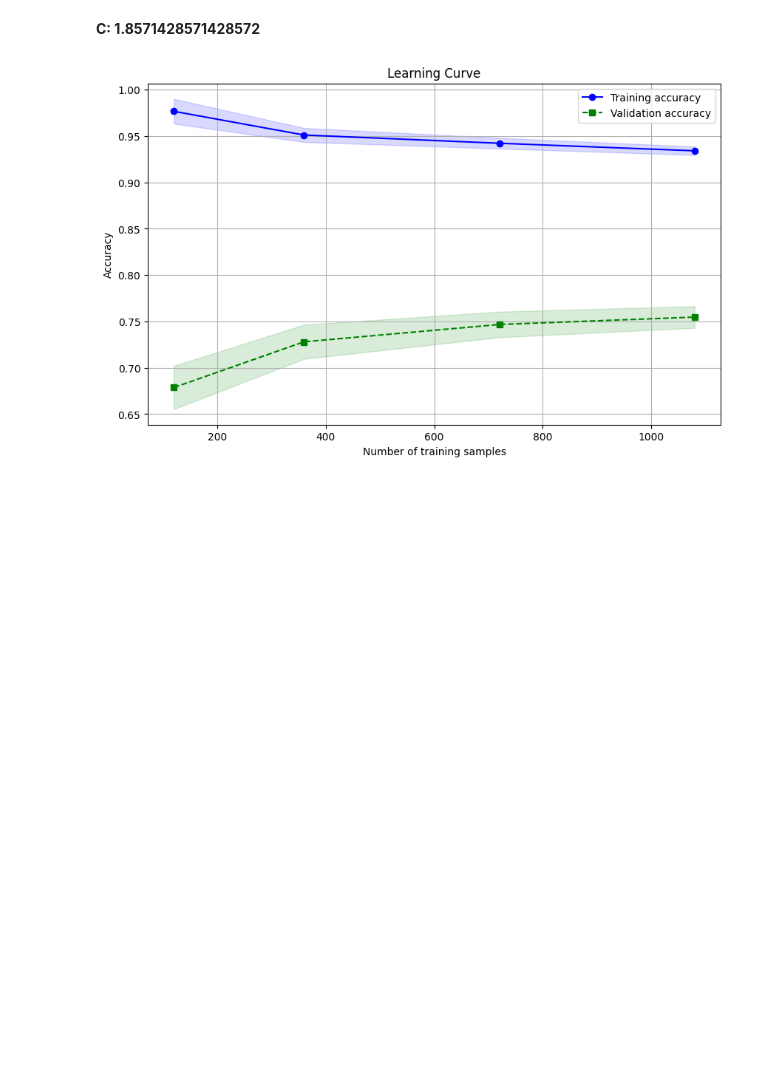
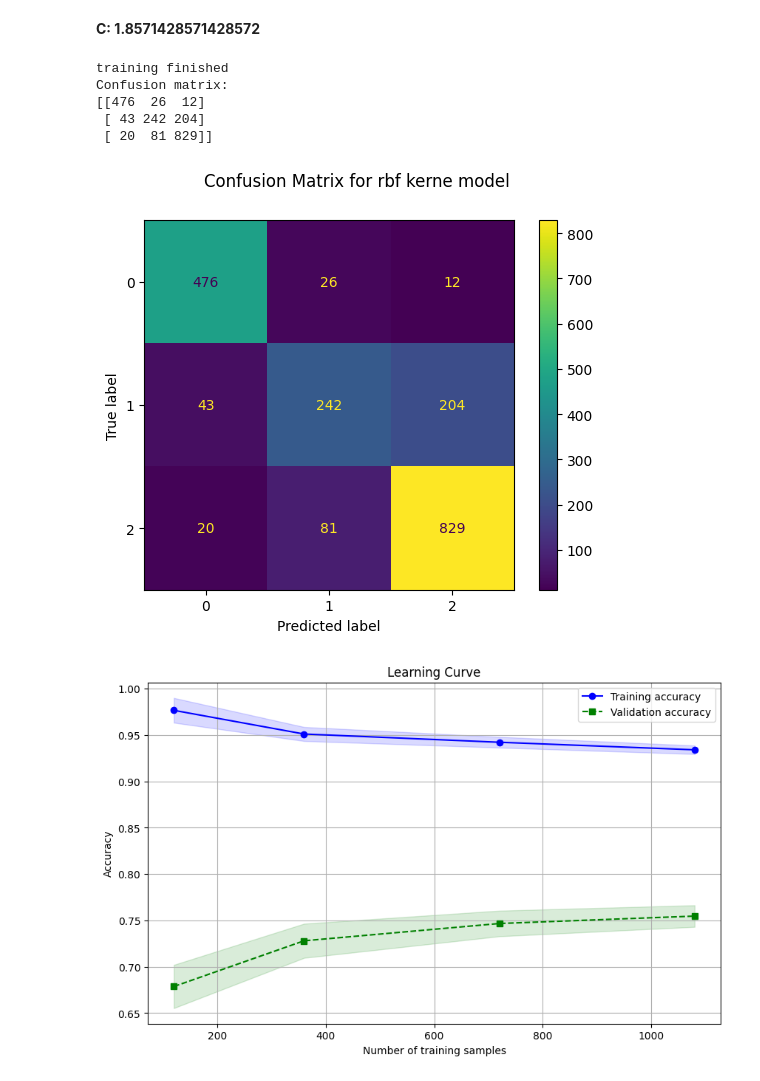
Before and after one commit to lucas066001/IllnessRecognition, a Jupyter notebook: app/ml/modelsFindingThreeClasses.ipynb, the cells around one changed output. Drawn from its saved outputs; the diff is of its cells as text; code cells hidden in the pictures; blank space fills up the shorter version.

Commit message:
LCS: Adding confusion matrix to explicit rbf problems

```diff
--- a/app/ml/modelsFindingThreeClasses.ipynb
+++ b/app/ml/modelsFindingThreeClasses.ipynb
@@ -1085,6 +1085,33 @@ Randomized search acheived 81.89% Accuracy
 {'svm__C': 1.8571428571428572}
 # %% [markdown]
 **C: 1.8571428571428572**
+# %%
+import matplotlib.pyplot as plt
+from sklearn.preprocessing import StandardScaler
+from sklearn.metrics import ConfusionMatrixDisplay
+from sklearn.pipeline import Pipeline
+from sklearn import svm
+
+pipeline = Pipeline([
+    ('tester_tr', StandardScaler()),
+    ('knn', svm.SVC(kernel="rbf", C=1.857))
+])
+
+pipeline.fit(X_train, y_train)
+print("training finished")
+y_pred_simpler = pipeline.predict(X_test)
+
+disp = ConfusionMatrixDisplay.from_predictions(y_test, y_pred_simpler)
+disp.figure_.suptitle("Confusion Matrix for rbf kerne model")
+print(f"Confusion matrix:\n{disp.confusion_matrix}")
+plt.show()
+# %% [output]
+training finished
+Confusion matrix:
+[[476  26  12]
+ [ 43 242 204]
+ [ 20  81 829]]
+[figure, added]
 # %%
 import numpy as np
 import matplotlib.pyplot as plt
```
